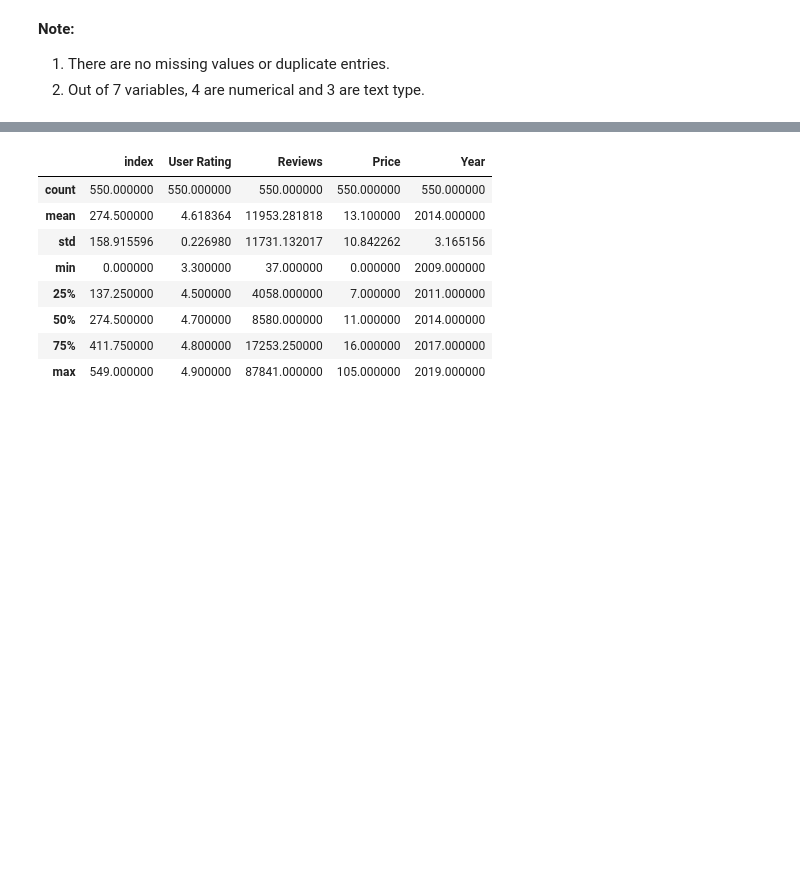
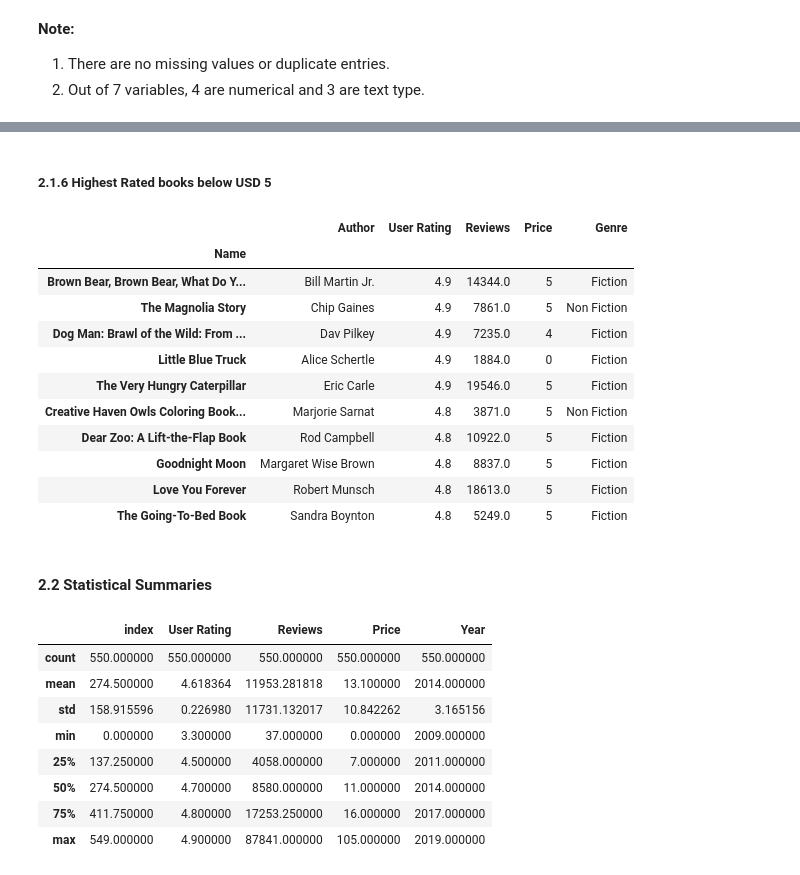
Before and after one commit to arnabd64/amazon-bestselling-books, a Jupyter notebook: amazon-best-seller-py.ipynb, the cells around one changed output, grey strips where cells are left out. Cells and saved outputs as stored; diff of their text form; code cells hidden in the pictures; blank space fills up the shorter version.

```diff
--- a/amazon-best-seller-py.ipynb
+++ b/amazon-best-seller-py.ipynb
@@ -92,0 +97,4 @@ __Note:__
+# %%
+book2 = books.groupby(by = 'Name').aggregate({'Author':'first','User Rating':'mean','Reviews':'mean','Price':'max','Genre':'first'})
+results = book2.sort_values(by = ['Reviews','User Rating'], ascending = False)
+results.loc[:, ['Author','Reviews','User Rating','Genre']].head(10)
@@ -93,3 +187,24 @@ __Note:__
+# %% [markdown]
+##### 2.1.6 Highest Rated books below USD 5
+# %%
+results = book2[book2.Price <= 5]
+results = results.sort_values(by = ['User Rating','Price'], ascending = False)
+results.head(10)
+# %% [output]
+|  | Author | User Rating | Reviews | Price | Genre |
+| Name |  |  |  |  |  |
+| Brown Bear, Brown Bear, What Do Y... | Bill Martin Jr. | 4.9 | 14344.0 | 5 | Fiction |
+| The Magnolia Story | Chip Gaines | 4.9 | 7861.0 | 5 | Non Fiction |
+| Dog Man: Brawl of the Wild: From ... | Dav Pilkey | 4.9 | 7235.0 | 4 | Fiction |
+| Little Blue Truck | Alice Schertle | 4.9 | 1884.0 | 0 | Fiction |
+| The Very Hungry Caterpillar | Eric Carle | 4.9 | 19546.0 | 5 | Fiction |
+| Creative Haven Owls Coloring Book... | Marjorie Sarnat | 4.8 | 3871.0 | 5 | Non Fiction |
+| Dear Zoo: A Lift-the-Flap Book | Rod Campbell | 4.8 | 10922.0 | 5 | Fiction |
+| Goodnight Moon | Margaret Wise Brown | 4.8 | 8837.0 | 5 | Fiction |
+| Love You Forever | Robert Munsch | 4.8 | 18613.0 | 5 | Fiction |
+| The Going-To-Bed Book | Sandra Boynton | 4.8 | 5249.0 | 5 | Fiction |
+# %% [markdown]
+#### 2.2 Statistical Summaries
 # %%
 books.describe()
 # %% [output]
```
Also changed, not shown: parts of 14 cells of this notebook, 2 other files.
